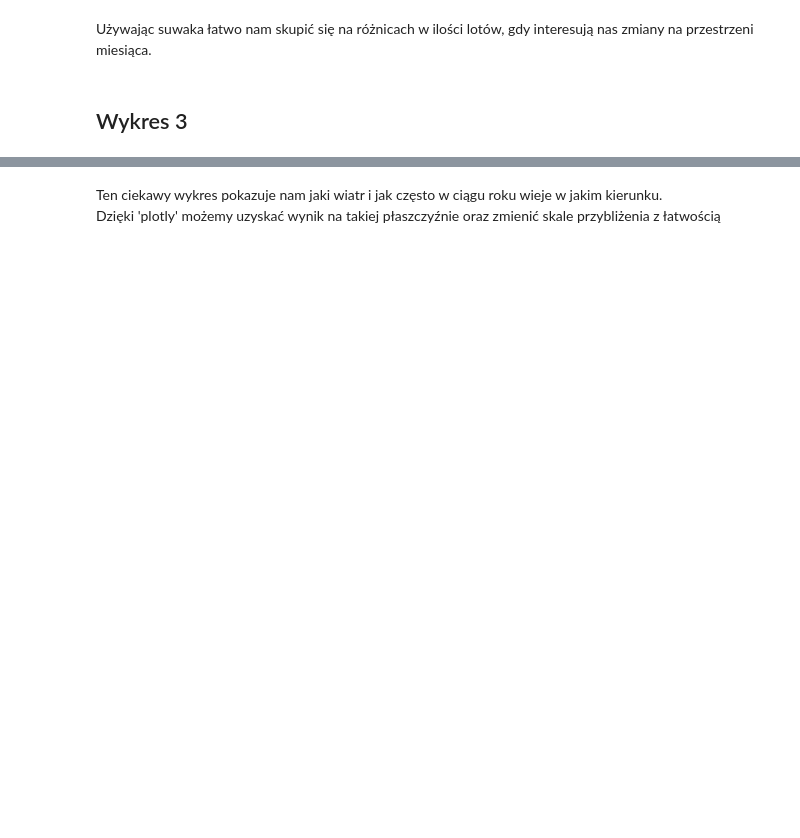
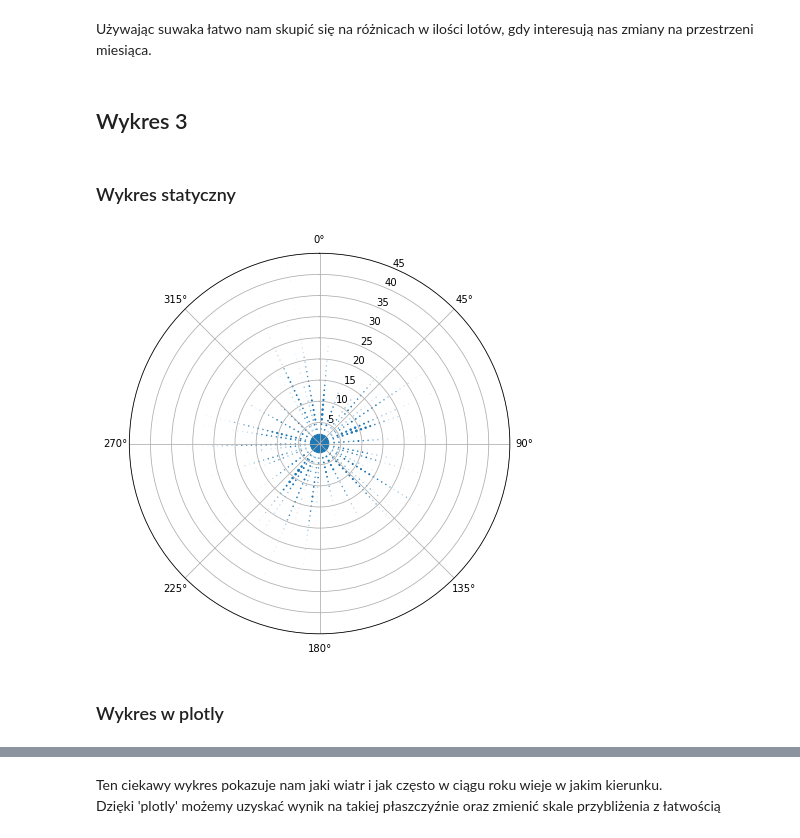
Before and after one commit to mini-pw/2021L-ExploratoryDataAnalysis, a Jupyter notebook: PraceDomowe/PracaDomowa7+8/Okręglicki Krystian PD 7+8/Praca_domowa_7_i_8.ipynb, the cells around one changed output, grey strips where cells are left out. Drawn from its saved outputs; the diff is of its cells as text; code cells hidden in the pictures; blank space fills up the shorter version.

```diff
--- a/PraceDomowe/PracaDomowa7+8/Okręglicki Krystian PD 7+8/Praca_domowa_7_i_8.ipynb
+++ b/PraceDomowe/PracaDomowa7+8/Okręglicki Krystian PD 7+8/Praca_domowa_7_i_8.ipynb
@@ -76,4 +79,25 @@ fig.show()
 Używając suwaka łatwo nam skupić się na różnicach w ilości lotów, gdy interesują nas zmiany na przestrzeni miesiąca.
 # %% [markdown]
 ## Wykres 3
+# %% [markdown]
+### Wykres statyczny
+# %%
+w = weather[weather['origin'] == 'EWR']
+w = w.groupby(['wind_dir', 'wind_speed'])\
+                .count()\
+                .reset_index()\
+                .rename(columns={'time_hour': 'count'})
+
+
+
+fig = plt.figure(figsize = (7, 7))
+ax = fig.add_subplot(projection='polar')
+ax.scatter(y=w.wind_speed, x=w.wind_dir, s = np.power(w['count'], 2)/1000)
+ax.set_ylim([0, 45])
+ax.set_theta_zero_location('N')
+ax.set_theta_direction(-1)
+# %% [output]
+[figure, added]
+# %% [markdown]
+### Wykres w plotly
 # %%
```
Also changed, not shown: parts of 10 cells of this notebook.
